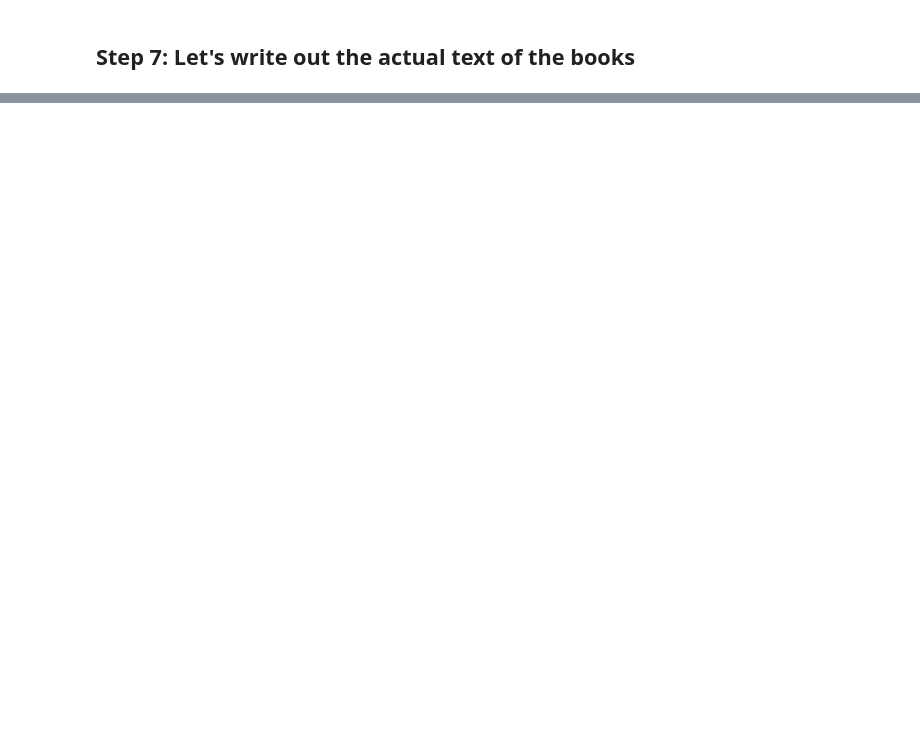
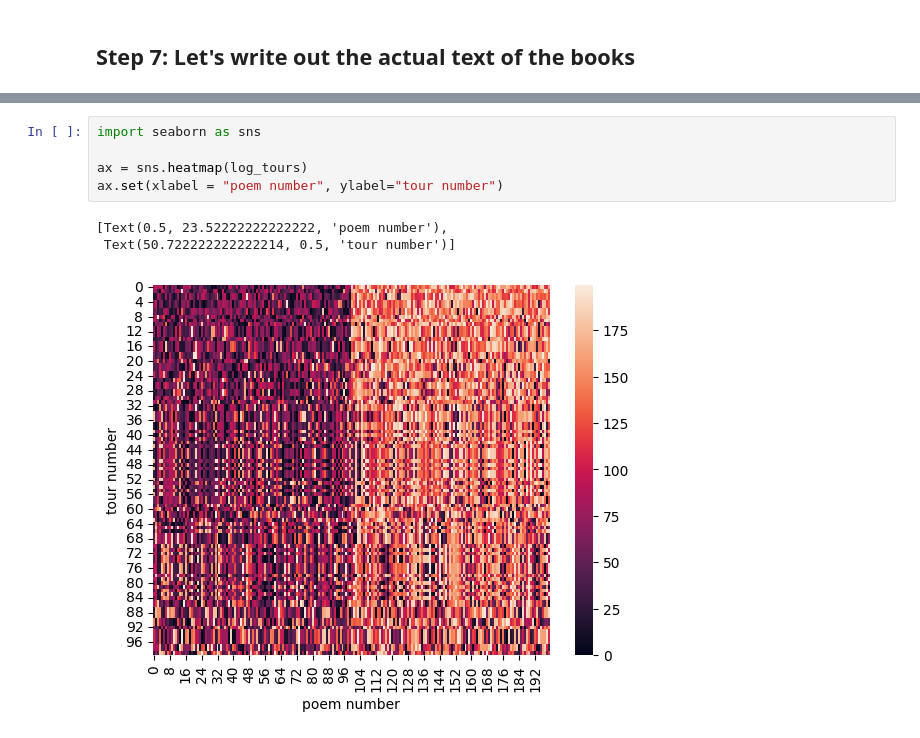
Before and after one commit to ajyoon/aoc, a Jupyter notebook: anxiety_of_conception_algorithm.ipynb, the cells around one changed output, grey strips where cells are left out. Drawn from its saved outputs; the diff is of its cells as text; blank space fills up the shorter version.

```diff
--- a/anxiety_of_conception_algorithm.ipynb
+++ b/anxiety_of_conception_algorithm.ipynb
@@ -526,0 +563,9 @@ finished book 0...1...2...3...4...5...6...7...8...9...
+# %%
+import seaborn as sns
+
+ax = sns.heatmap(log_tours)
+ax.set(xlabel = "poem number", ylabel="tour number")
+# %% [output]
+[Text(0.5, 23.52222222222222, 'poem number'),
+ Text(50.722222222222214, 0.5, 'tour number')]
+[figure, new version]
```
Also changed, not shown: parts of 14 cells of this notebook.
